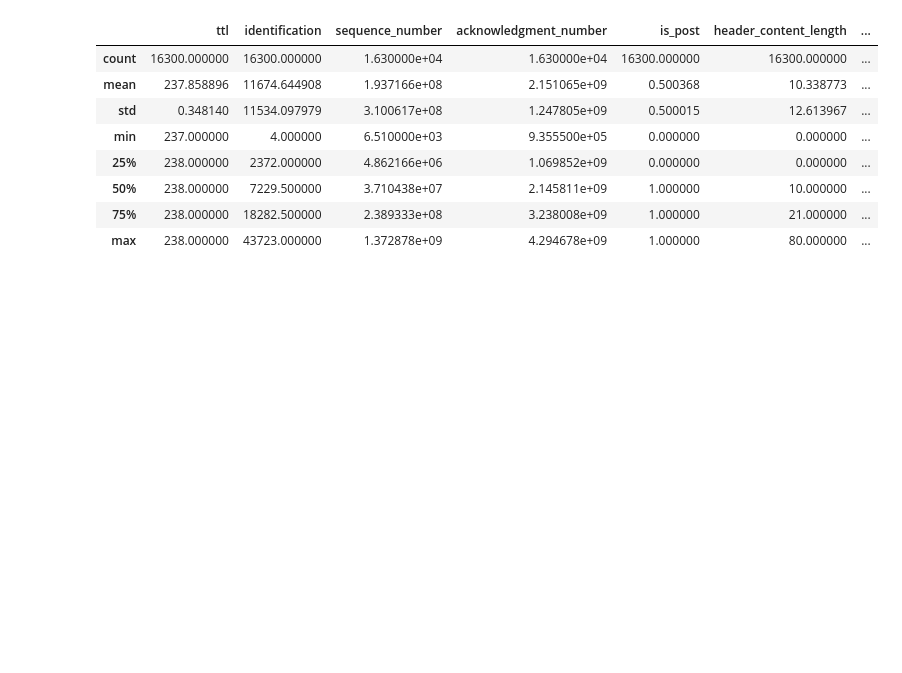
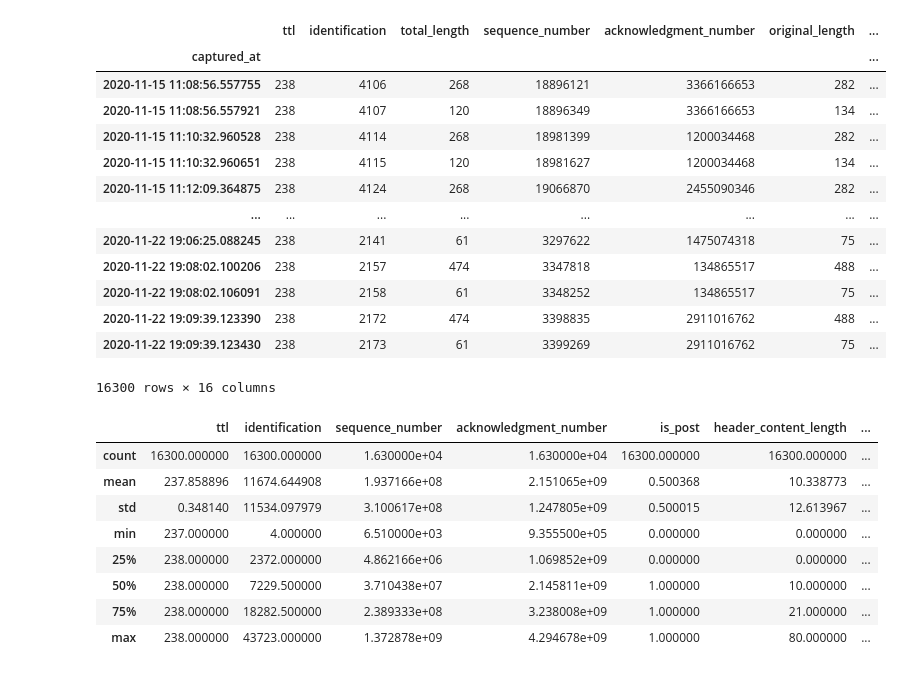
Before and after one commit to LRAbbade/IoT_anomaly_detection, a Jupyter notebook: training.ipynb, the cells around one changed output. Saved outputs shown, nothing was run; the diff lists cells and outputs as text; code cells hidden in the pictures; blank space fills up the shorter version.

```diff
--- a/training.ipynb
+++ b/training.ipynb
@@ -3,6 +3,23 @@ import pandas as pd
 import json
 # %%
 df = pd.read_parquet('preped_dataset.parquet')
+# %%
+df
+# %% [output]
+|  | ttl | identification | total_length | sequence_number | acknowledgment_number | original_length | ... |
+| captured_at |  |  |  |  |  |  | ... |
+| 2020-11-15 11:08:56.557755 | 238 | 4106 | 268 | 18896121 | 3366166653 | 282 | ... |
+| 2020-11-15 11:08:56.557921 | 238 | 4107 | 120 | 18896349 | 3366166653 | 134 | ... |
+| 2020-11-15 11:10:32.960528 | 238 | 4114 | 268 | 18981399 | 1200034468 | 282 | ... |
+| 2020-11-15 11:10:32.960651 | 238 | 4115 | 120 | 18981627 | 1200034468 | 134 | ... |
+| 2020-11-15 11:12:09.364875 | 238 | 4124 | 268 | 19066870 | 2455090346 | 282 | ... |
+| ... | ... | ... | ... | ... | ... | ... | ... |
+| 2020-11-22 19:06:25.088245 | 238 | 2141 | 61 | 3297622 | 1475074318 | 75 | ... |
+| 2020-11-22 19:08:02.100206 | 238 | 2157 | 474 | 3347818 | 134865517 | 488 | ... |
+| 2020-11-22 19:08:02.106091 | 238 | 2158 | 61 | 3348252 | 134865517 | 75 | ... |
+| 2020-11-22 19:09:39.123390 | 238 | 2172 | 474 | 3398835 | 2911016762 | 488 | ... |
+| 2020-11-22 19:09:39.123430 | 238 | 2173 | 61 | 3399269 | 2911016762 | 75 | ... |
+16300 rows × 16 columns
 # %%
 df.describe()
 # %% [output]
```
Also changed, not shown: parts of 47 cells of this notebook.
